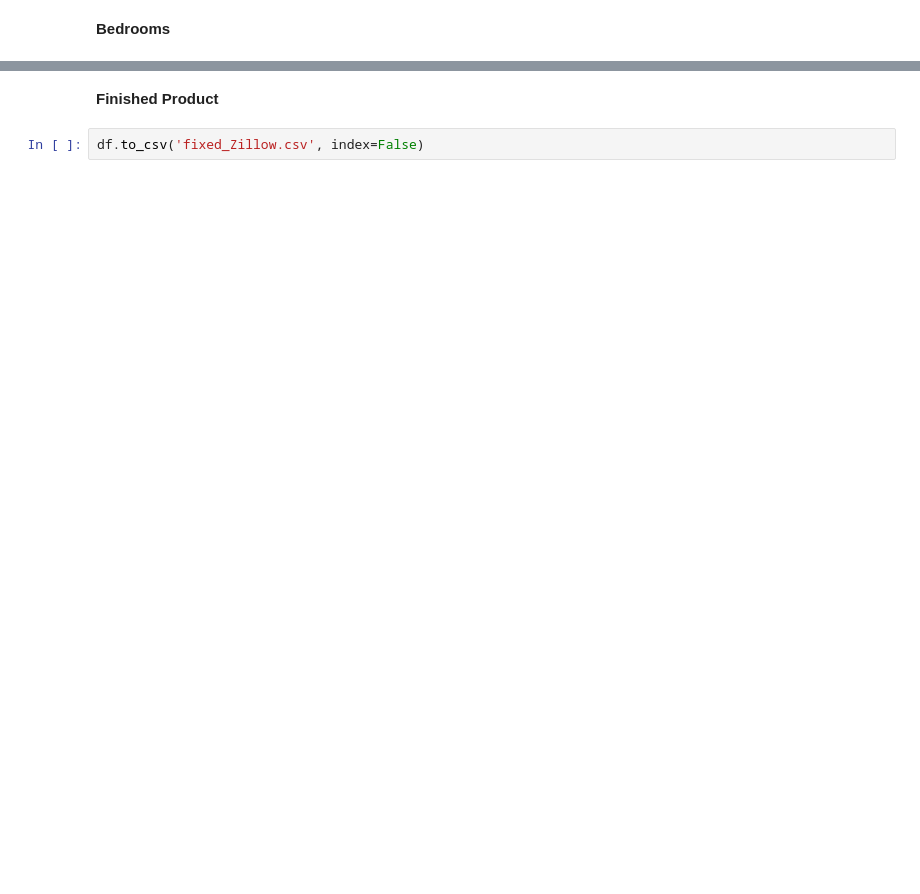
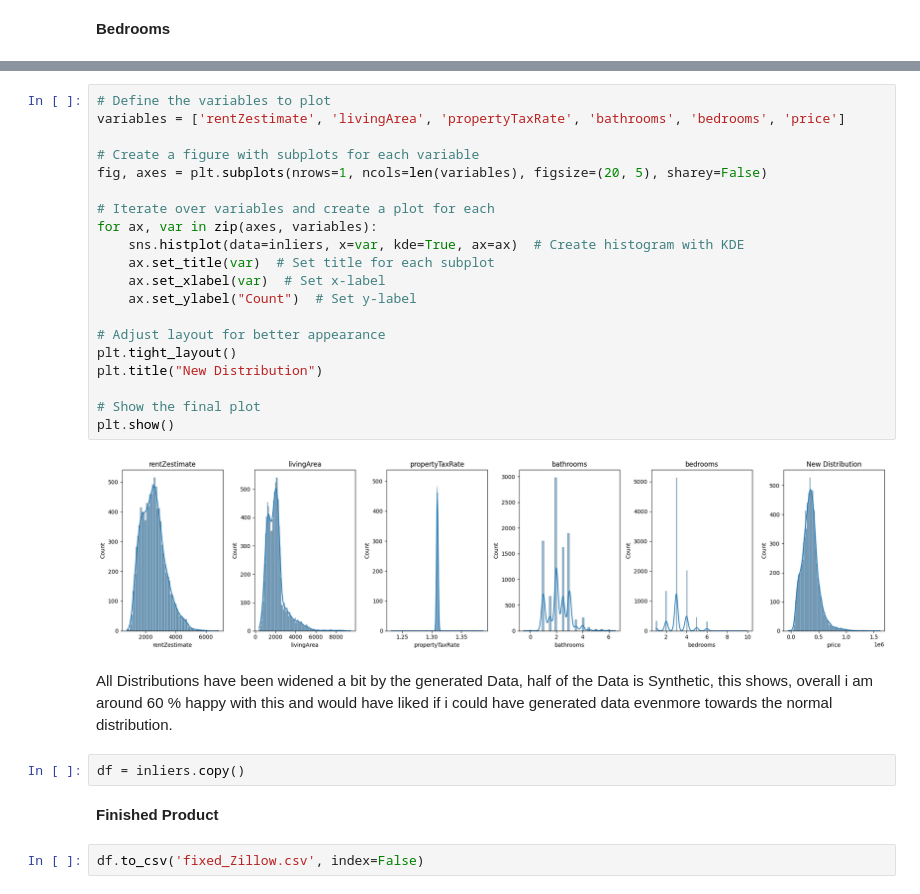
Before and after one commit to Jan-PhilipSchreiber/DeepLAdDA, a Jupyter notebook: 2AdDA/LectureHomework/DistributionHW/Regression_Zillow_HW.ipynb, the cells around one changed output, grey strips where cells are left out. Saved outputs shown, nothing was run; the diff lists cells and outputs as text; blank space fills up the shorter version.

```diff
--- a/2AdDA/LectureHomework/DistributionHW/Regression_Zillow_HW.ipynb
+++ b/2AdDA/LectureHomework/DistributionHW/Regression_Zillow_HW.ipynb
@@ -394,3 +439,29 @@ sns.histplot(data=df, x="bedrooms", kde=True)
+# %%
+# Define the variables to plot
+variables = ['rentZestimate', 'livingArea', 'propertyTaxRate', 'bathrooms', 'bedrooms', 'price']
+
+# Create a figure with subplots for each variable
+fig, axes = plt.subplots(nrows=1, ncols=len(variables), figsize=(20, 5), sharey=False)
+
+# Iterate over variables and create a plot for each
+for ax, var in zip(axes, variables):
+    sns.histplot(data=inliers, x=var, kde=True, ax=ax)  # Create histogram with KDE
+    ax.set_title(var)  # Set title for each subplot
+    ax.set_xlabel(var)  # Set x-label
+    ax.set_ylabel("Count")  # Set y-label
+
+# Adjust layout for better appearance
+plt.tight_layout()
+plt.title("New Distribution")
+
+# Show the final plot
+plt.show()
+# %% [output]
+[figure, added]
+# %% [markdown]
+All Distributions have been widened a bit by the generated Data, half of the Data is Synthetic, this shows, overall i am around 60 % happy with this and would have liked if i could have generated data evenmore towards the normal distribution.
+# %%
+df = inliers.copy()
 # %% [markdown]
 <b>Finished Product</b>
 # %%
```
Also changed, not shown: parts of 21 cells of this notebook, 2 other files.
